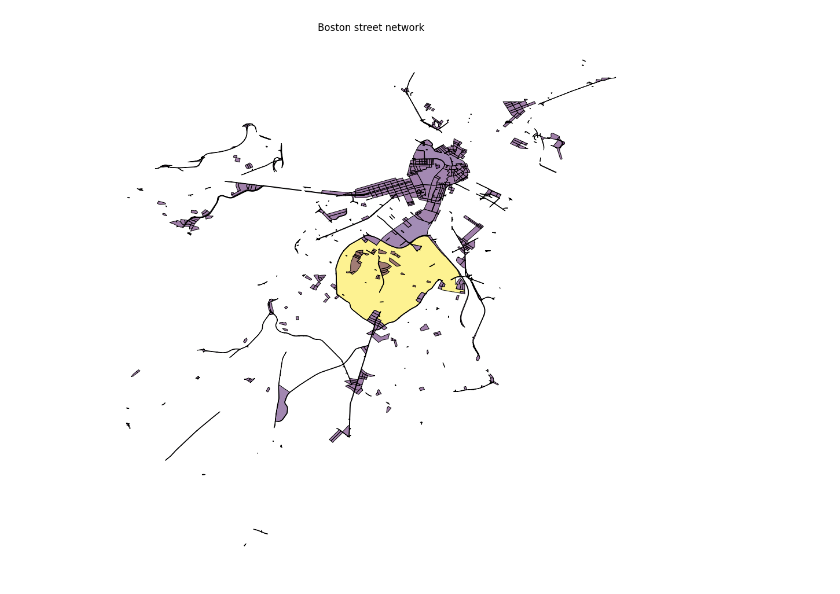
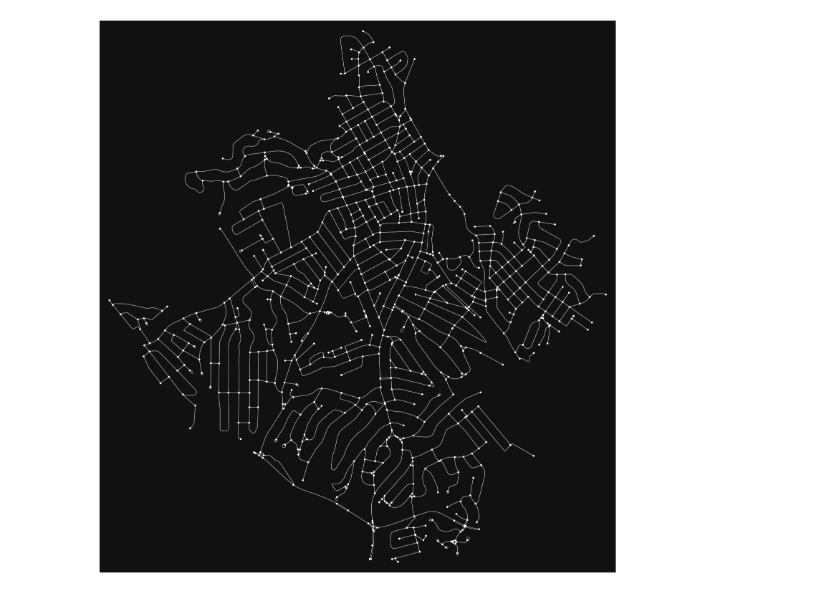
Before and after one commit to SharpWave/BlockMap, a Jupyter notebook: BlockMap.ipynb, the cells around one changed output. Cells and saved outputs as stored; diff of their text form; code cells hidden in the pictures.

Commit message:
Add JSON file for Mount Lebanon geographical data

```diff
--- a/BlockMap.ipynb
+++ b/BlockMap.ipynb
@@ -6,46 +1,17 @@ G = ox.graph_from_place('Boston, Massachusetts, USA', network_type='drive')
-# %%
-import geopandas as gpd
-from shapely.geometry import LineString
-from shapely.ops import polygonize
-import networkx as nx
-import matplotlib.pyplot as plt
-import matplotlib
-
-
-edges = ox.graph_to_gdfs(G, nodes=False, edges=True)
-
-lines = []
-for geom in edges.geometry:
-    if geom.geom_type == 'LineString':
-        lines.append(geom)
-    elif geom.geom_type == 'MultiLineString':
-        for g in geom:
-            lines.append(g)
-
-# Now polygonize
-polygons = list(polygonize(lines))
-
-block_area = [polygon.area for polygon in polygons]
-block_perimeter = [polygon.length for polygon in polygons]
-
-# plot only the edges of the street network
-fig, ax = plt.subplots()
-for polygon in polygons:
-    x, y = polygon.exterior.xy
-    ax.plot(x, y, color='#000000', linewidth=0.7)
-ax.set_title('Boston street network')
-ax.set_axis_off()
-
-# make plot big enough to be a full screen image
-fig.set_size_inches(12, 12)
-
-# now on top of that, plot the polygons, with color intensity based on block area, keeping polygons semi-transparent
-cmap = matplotlib.cm.get_cmap('viridis')
-norm = matplotlib.colors.Normalize(vmin=min(block_area), vmax=max(block_area))
-for i, polygon in enumerate(polygons):
-    x, y = polygon.exterior.xy
-    ax.fill(x, y, facecolor=cmap(norm(block_area[i])), edgecolor='none', alpha=0.5)
-
-plt.show()
-# %% [output]
-[figure, removed]
+# %%
+import osmnx as ox
+import geopandas as gpd
+from shapely.geometry import LineString
+from shapely.ops import polygonize
+import networkx as nx
+import matplotlib.pyplot as plt
+import matplotlib
+
+# get the street network for Mt. Lebanon, PA
+G = ox.graph_from_place('Mt. Lebanon, PA', network_type='drive')
+# %%
+# plot the network
+fig, ax = ox.plot_graph(G, dpi=1200, show=False, close=False, figsize=(20, 20))
+plt.show()
+# %% [output]
+[figure, added]
```
Also changed, not shown: parts of 2 cells of this notebook, 2 other files.
